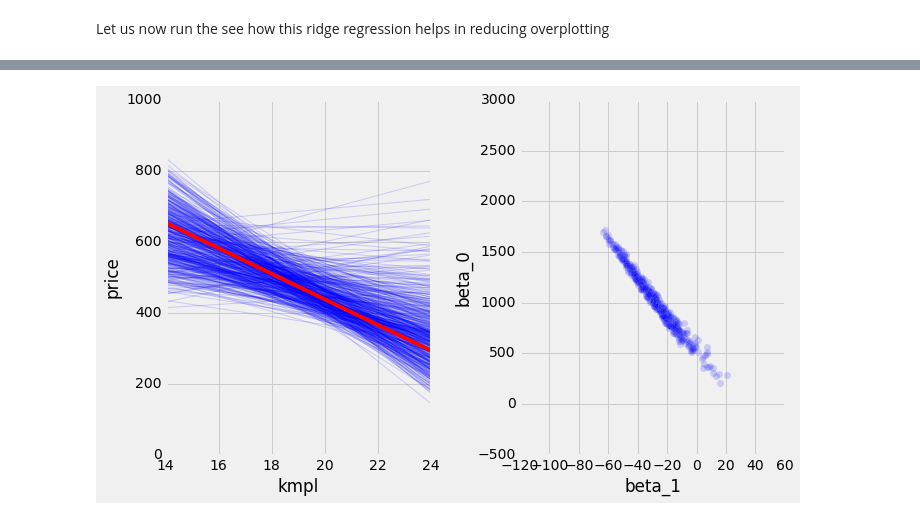
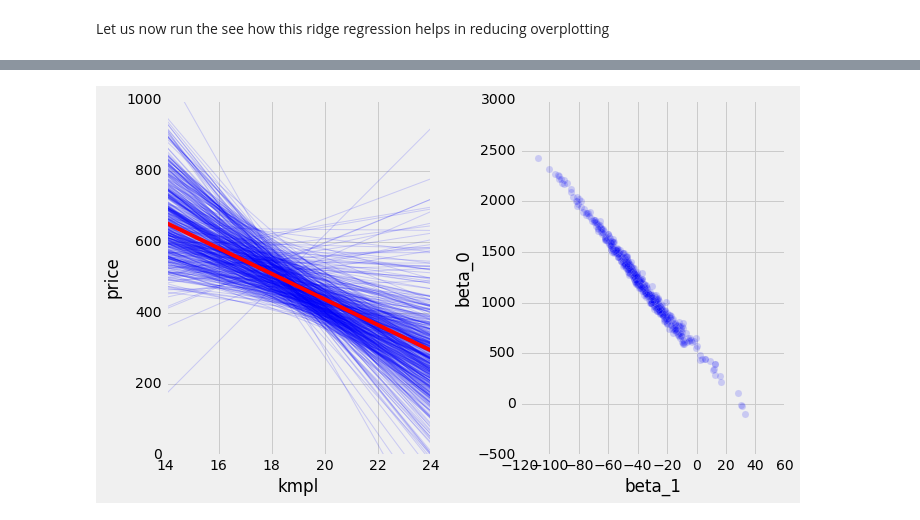
Before and after one commit to amitkaps/hackermath, a Jupyter notebook: Module_2c_linear_regression_ridge.ipynb, the cells around one changed output, grey strips where cells are left out. Cells and saved outputs as stored; diff of their text form; code cells hidden in the pictures.

```diff
--- a/Module_2c_linear_regression_ridge.ipynb
+++ b/Module_2c_linear_regression_ridge.ipynb
@@ -354,4 +351,4 @@ random_cars_ridge (500, 0.01, ridge)
-# %%
-random_cars_ridge (500, 10, ridge_sklearn)
-# %% [output]
-[figure, removed]
+# %%
+random_cars_ols(500)
+# %% [output]
+[figure, added]
```
Also changed, not shown: parts of 13 cells of this notebook, 1 other file.
